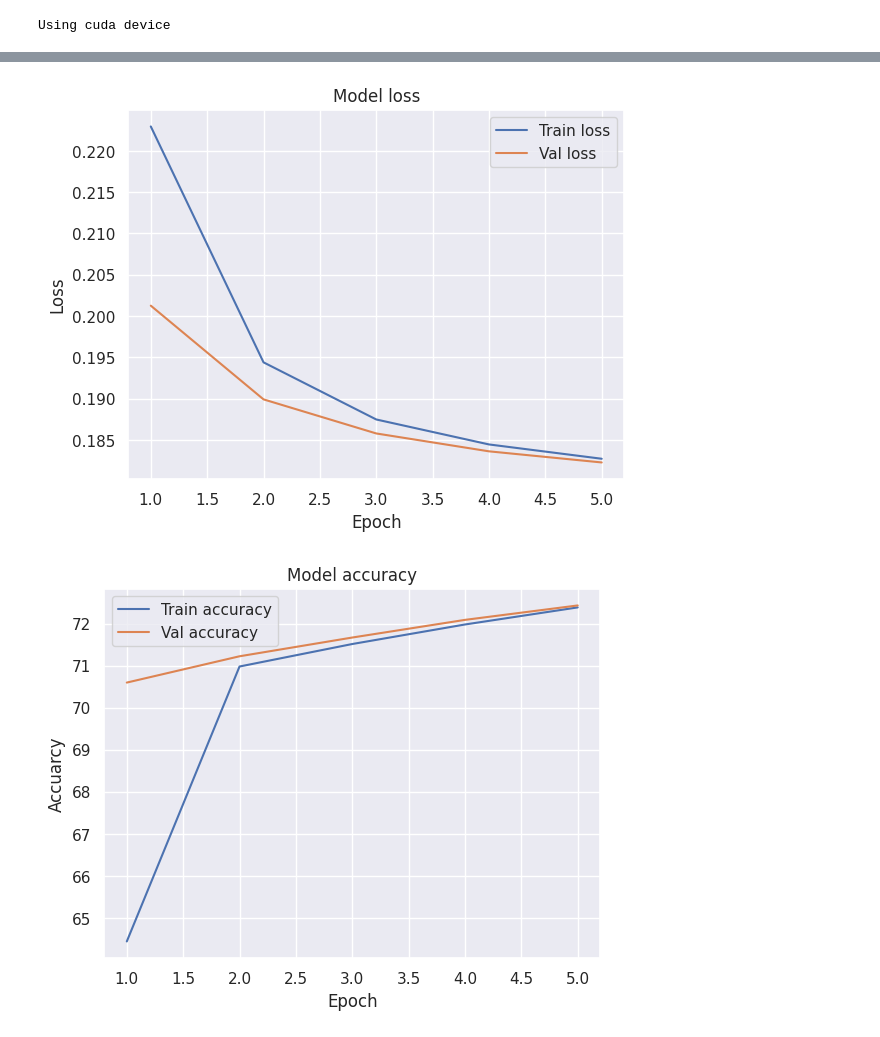
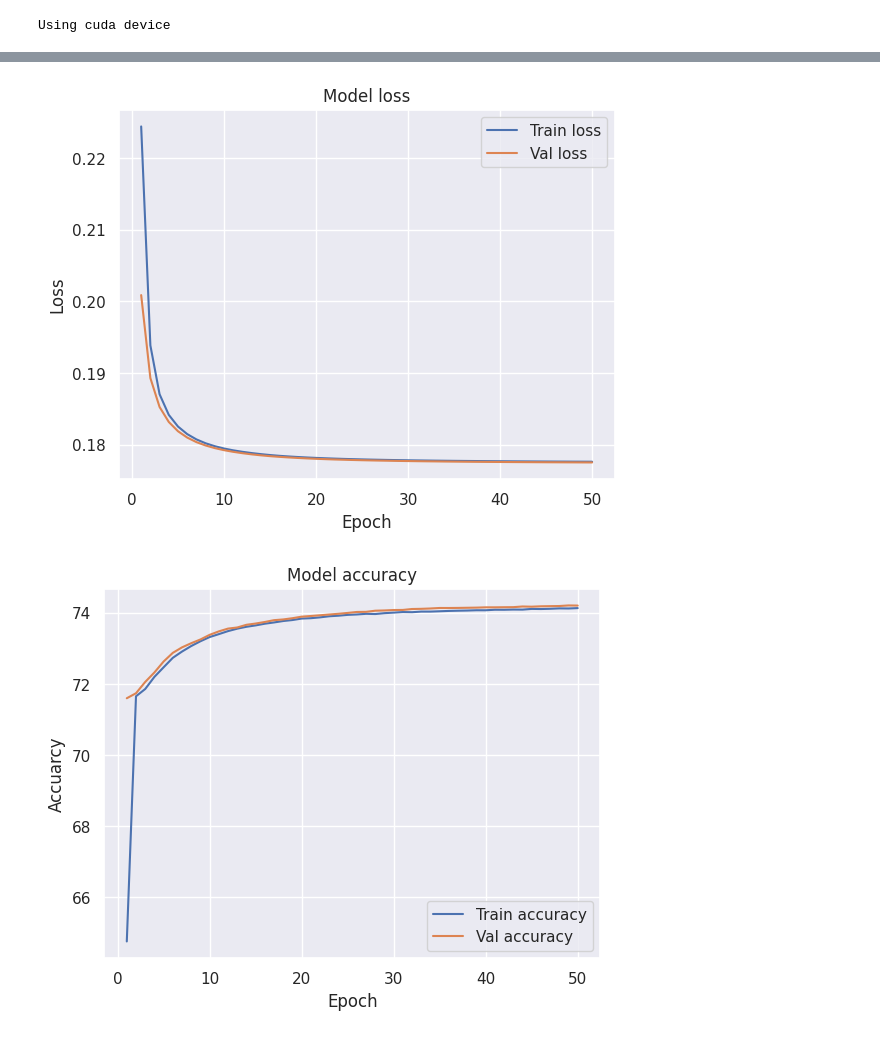
Before and after one commit to LeGmask/COVID_cyTOF, a Jupyter notebook: main.ipynb, the cells around one changed output, grey strips where cells are left out. Drawn from its saved outputs; the diff is of its cells as text; code cells hidden in the pictures.

```diff
--- a/main.ipynb
+++ b/main.ipynb
@@ -46,9 +45,8 @@ model = SimpleNeuralNetwork(data.data.shape[1], 500, 1).to(device)
 loss_fn = nn.MSELoss()
 optimizer = torch.optim.SGD(model.parameters(), lr=1e-3)
 
-trainer = Trainer(model, optimizer, loss_fn, device, epochs=30)
+trainer = Trainer(model, optimizer, loss_fn, device, epochs=50, silent=True)
 trainer.run(train_dataloader, test_dataloader)
-
 trainer.plot_loss()
 trainer.plot_accuracy()
 trainer.plot_f1()
@@ -79,7 +70,8 @@ model1 = ConfigurableNeuralNetwork([
 loss_fn = nn.MSELoss()
 optimizer = torch.optim.SGD(model1.parameters(), lr=1e-3)
 
-trainer = Trainer(model1, optimizer, loss_fn, device, epochs=5)
+trainer = Trainer(model1, optimizer, loss_fn, device, epochs=50, silent=True)
+
 trainer.run(train_dataloader, test_dataloader)
 
 trainer.plot_loss()
@@ -109,2 +81,2 @@ Test set: Average loss: 0.1823, Accuracy: 143410/198000 (72%)
-[figure, old version]
+[figure, new version]
-[figure, old version]
+[figure, new version]
```
Also changed, not shown: parts of 8 cells of this notebook.
